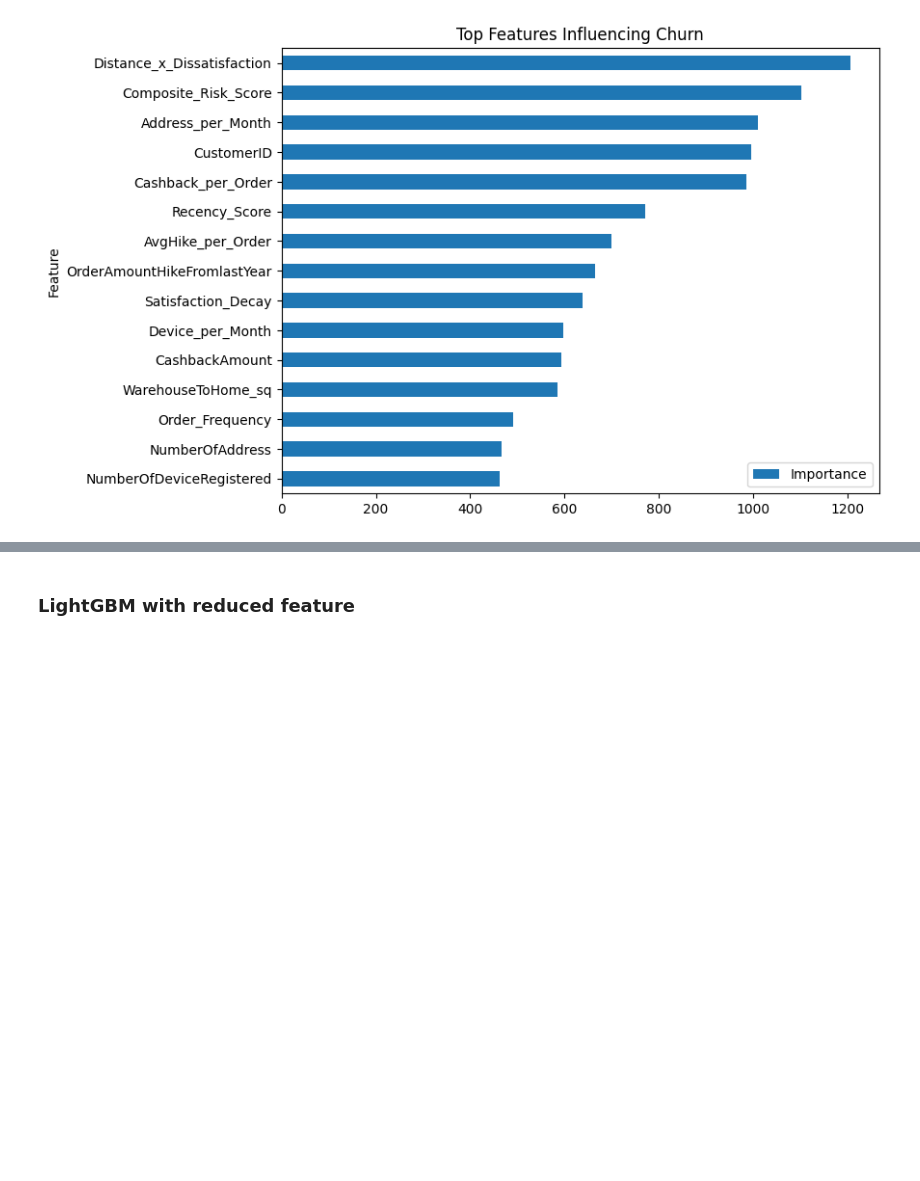
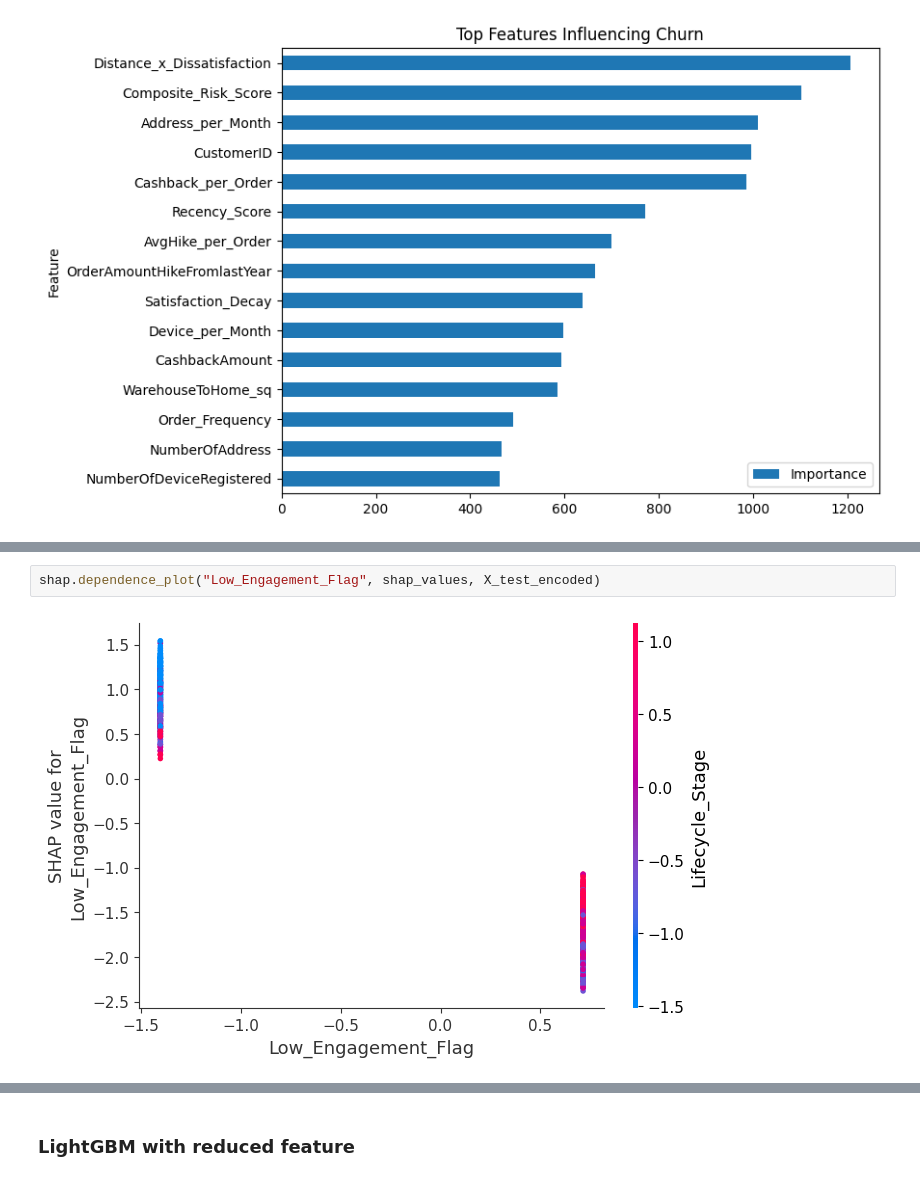
Before and after one commit to heokieee/bt4103-grp9, a Jupyter notebook: models.ipynb, the cells around one changed output, grey strips where cells are left out. Drawn from its saved outputs; the diff is of its cells as text; blank space fills up the shorter version.

```diff
--- a/models.ipynb
+++ b/models.ipynb
@@ -855,0 +867,4 @@ plt.show()
+# %%
+shap.dependence_plot("Low_Engagement_Flag", shap_values, X_test_encoded)
+# %% [output]
+[figure, added]
```
Also changed, not shown: parts of 9 cells of this notebook.
